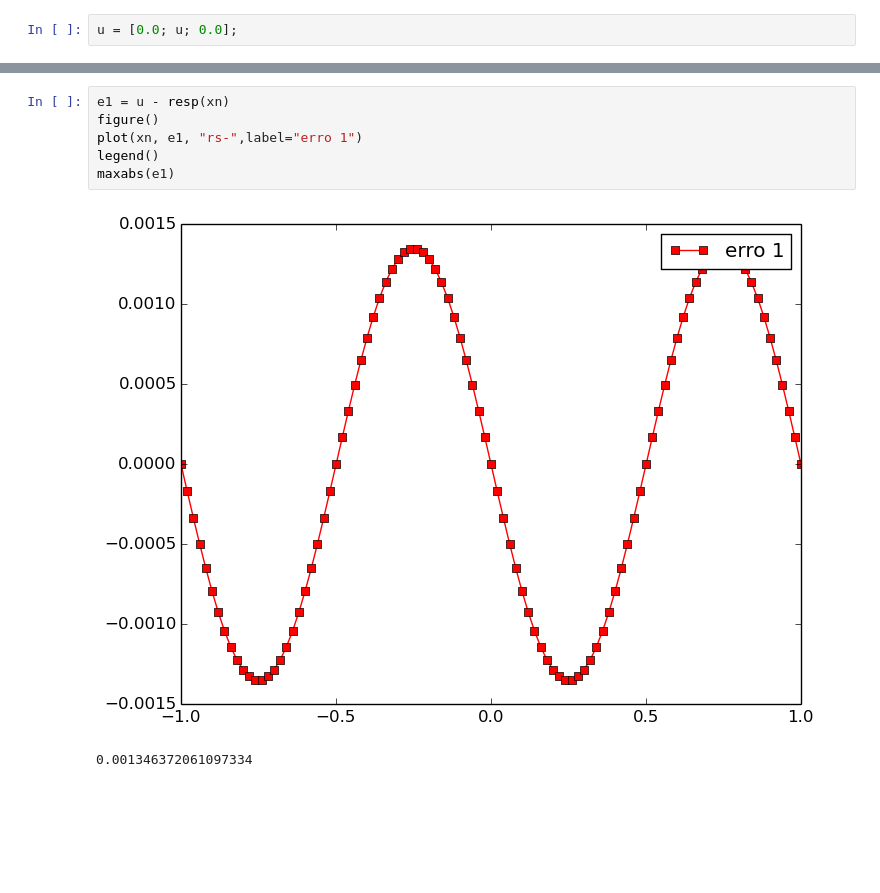
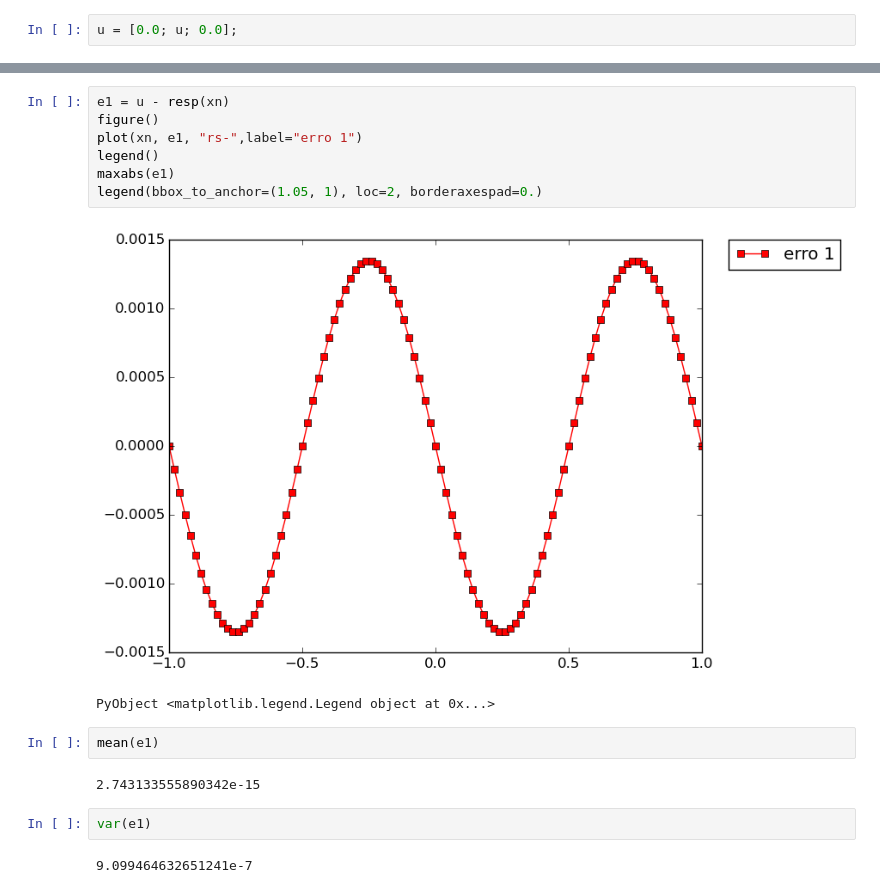
Before and after one commit to augustot2/monografia, a Jupyter notebook: src/codes/fem1d_paulo.ipynb, the cells around one changed output, grey strips where cells are left out. Saved outputs shown, nothing was run; the diff lists cells and outputs as text; blank space fills up the shorter version.

```diff
--- a/src/codes/fem1d_paulo.ipynb
+++ b/src/codes/fem1d_paulo.ipynb
@@ -115,9 +115,18 @@ PyObject <matplotlib.legend.Legend object at 0x...>
 # %%
 e1 = u - resp(xn)
 figure()
 plot(xn, e1, "rs-",label="erro 1")
 legend()
 maxabs(e1)
+legend(bbox_to_anchor=(1.05, 1), loc=2, borderaxespad=0.)
 # %% [output]
-[figure, old version]
+[figure, new version]
-0.001346372061097334
+PyObject <matplotlib.legend.Legend object at 0x...>
+# %%
+mean(e1)
+# %% [output]
+2.743133555890342e-15
+# %%
+var(e1)
+# %% [output]
+9.099464632651241e-7
```
Also changed, not shown: parts of 1 cell of this notebook, 14 other files.
